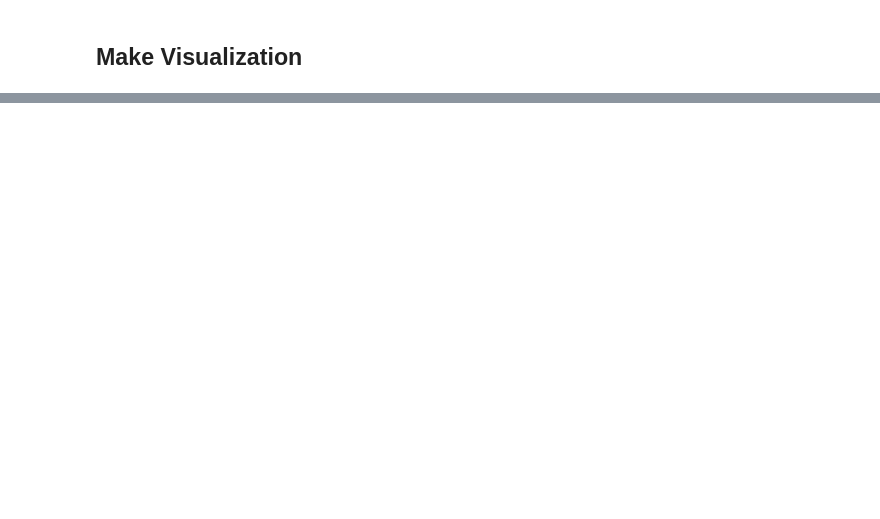
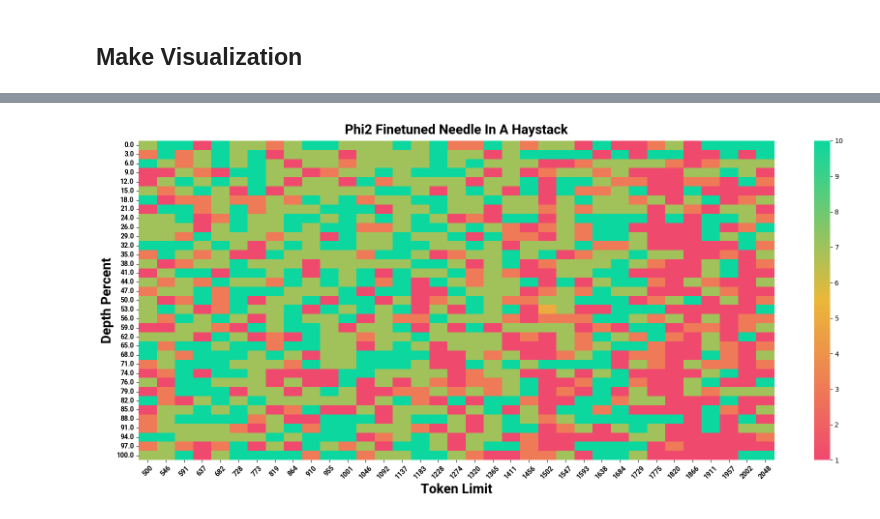
Before and after one commit to LazaroHurtado/LLMTest_NeedleInAHaystack, a Jupyter notebook: viz/CreateVizFromLLMTesting.ipynb, the cells around one changed output, grey strips where cells are left out. Saved outputs shown, nothing was run; the diff lists cells and outputs as text; code cells hidden in the pictures; blank space fills up the shorter version.

```diff
--- a/viz/CreateVizFromLLMTesting.ipynb
+++ b/viz/CreateVizFromLLMTesting.ipynb
@@ -30,4 +30,41 @@ If that isn't the case, feel free to change up the loading process below. The en
 Change the folder location for where your results are stored. I'll use the original results folder for this test
 
 ## Load Data
+# %%
+model_data = {
+    "gemma-2b": {
+        "name": "Gemma 2B",
+        "path": "../../../needle_in_haystack_results/gemma_2b_results/",
+    },
+    "gemma-2b-it": {
+        "name": "Gemma 2B Instruction Tuned",
+        "path": "../../../needle_in_haystack_results/gemma_2b_it_results/",
+    },
+    "gemma-7b": {
+        "name": "Gemma 7B",
+        "path": "../../../needle_in_haystack_results/gemma_7b_results/",
+    },
+    "gemma-7b-it": {
+        "name": "Gemma 7B Instruction Tuned",
+        "path": "../../../needle_in_haystack_results/gemma_7b_it_results/",
+    },
+    "llama2": {
+        "name": "Llama2 7B",
+        "path": "../../../needle_in_haystack_results/llama2_7b_results/",
+    },
+    "llama2-ft": {
+        "name": "Llama2 7B Finetuned",
+        "path": "../../../needle_in_haystack_results/llama2_7b_finetuned_results/",
+    },
+    "phi2": {
+        "name": "Phi-2",
+        "path": "../../../needle_in_haystack_results/phi2_v1_results/",
+    },
+    "phi2-ft": {
+        "name": "Phi-2 Finetuned",
+        "path": "../../../needle_in_haystack_results/phi2_finetuned_results/"
+    }
+}
+
+model = model_data["gemma-7b-it"]
 # %%
@@ -126,0 +187,5 @@ plt.show()
+# %%
+phi2_finetuned_folder_path = "/home/lazaro/needle_in_haystack_results/phi2_finetuned_results"
+# %%
+phi2_df = df_from_folder(phi2_finetuned_folder_path)
+phi2_df
@@ -126,0 +206,4 @@ plt.show()
+# %%
+visualize(phi2_df, "Phi2 Finetuned Needle In A Haystack", save=False)
+# %% [output]
+[figure, added]
```
Also changed, not shown: parts of 12 cells of this notebook, 25 other files.
